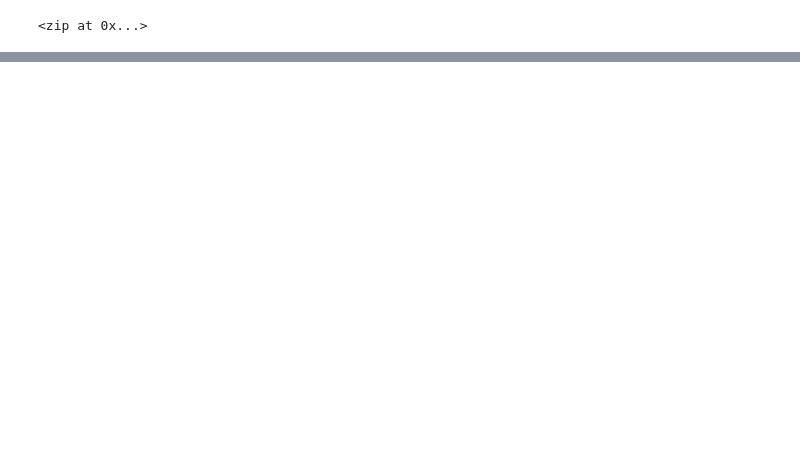
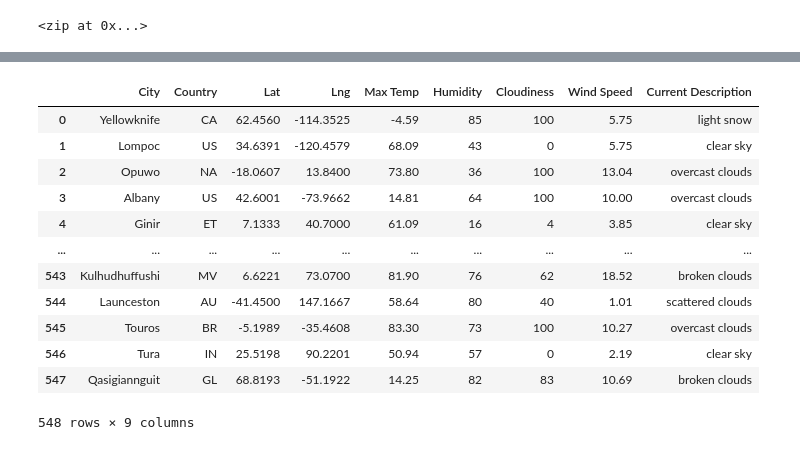
Before and after one commit to GrahamNeal13/World_Weather_Analysis, a Jupyter notebook: Weather_Database/Weather_Database.ipynb, the cells around one changed output, grey strips where cells are left out. Drawn from its saved outputs; the diff is of its cells as text; code cells hidden in the pictures; blank space fills up the shorter version.

```diff
--- a/Weather_Database/Weather_Database.ipynb
+++ b/Weather_Database/Weather_Database.ipynb
@@ -32,3 +32,6 @@ len(cities)
 # %%
 # Import the API key.
 from config import weather_api_key
+# %%
+# Starting URL for Weather Map API Call.
+url = "http://api.openweathermap.org/data/2.5/weather?units=Imperial&APPID=" + weather_api_key
@@ -34,0 +134,4 @@ from config import weather_api_key
+# %%
+# Convert the array of dictionaries to a Pandas DataFrame.
+city_data_df = pd.DataFrame(city_data)
+city_data_df.head(10)
@@ -34,0 +150,19 @@ from config import weather_api_key
+# %%
+new_column_order = ["City", "Country", "Lat", "Lng", "Max Temp", "Humidity", "Cloudiness", "Wind Speed", "Current Description"]
+
+city_data_df = city_data_df[new_column_order]
+city_data_df
+# %% [output]
+|  | City | Country | Lat | Lng | Max Temp | Humidity | Cloudiness | Wind Speed | Current Description |
+| 0 | Yellowknife | CA | 62.4560 | -114.3525 | -4.59 | 85 | 100 | 5.75 | light snow |
+| 1 | Lompoc | US | 34.6391 | -120.4579 | 68.09 | 43 | 0 | 5.75 | clear sky |
+| 2 | Opuwo | NA | -18.0607 | 13.8400 | 73.80 | 36 | 100 | 13.04 | overcast clouds |
+| 3 | Albany | US | 42.6001 | -73.9662 | 14.81 | 64 | 100 | 10.00 | overcast clouds |
+| 4 | Ginir | ET | 7.1333 | 40.7000 | 61.09 | 16 | 4 | 3.85 | clear sky |
+| ... | ... | ... | ... | ... | ... | ... | ... | ... | ... |
+| 543 | Kulhudhuffushi | MV | 6.6221 | 73.0700 | 81.90 | 76 | 62 | 18.52 | broken clouds |
+| 544 | Launceston | AU | -41.4500 | 147.1667 | 58.64 | 80 | 40 | 1.01 | scattered clouds |
+| 545 | Touros | BR | -5.1989 | -35.4608 | 83.30 | 73 | 100 | 10.27 | overcast clouds |
+| 546 | Tura | IN | 25.5198 | 90.2201 | 50.94 | 57 | 0 | 2.19 | clear sky |
+| 547 | Qasigiannguit | GL | 68.8193 | -51.1922 | 14.25 | 82 | 83 | 10.69 | broken clouds |
+548 rows × 9 columns
```
Also changed, not shown: parts of 5 cells of this notebook, 1 other file.
